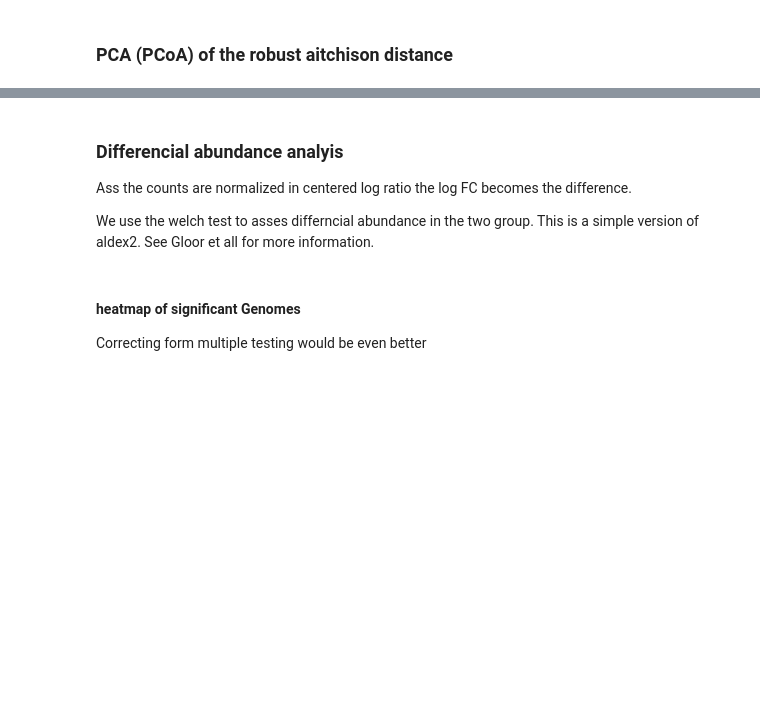
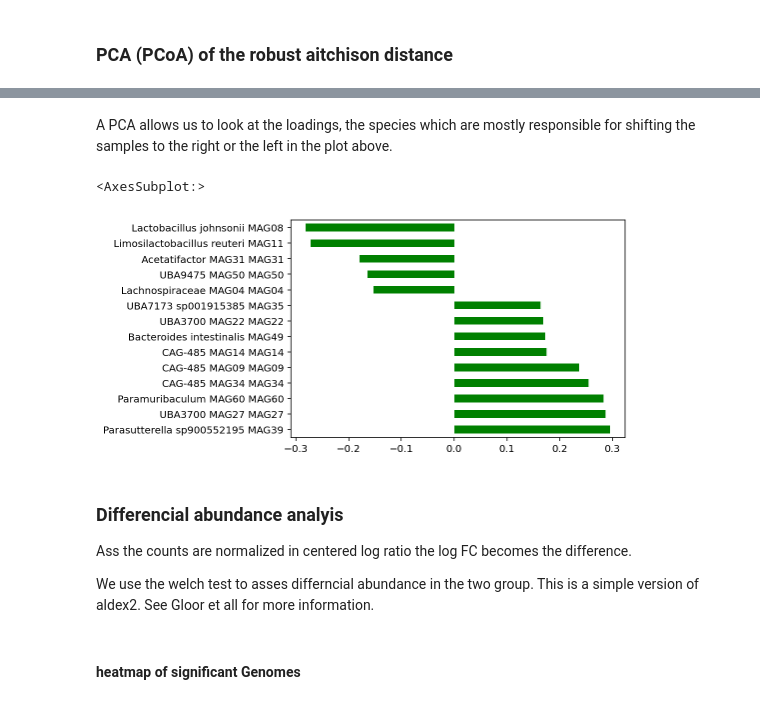
Before and after one commit to metagenome-atlas/Tutorial, a Jupyter notebook: Python/Differential_abundance.ipynb, the cells around one changed output, grey strips where cells are left out. Saved outputs shown, nothing was run; the diff lists cells and outputs as text; code cells hidden in the pictures; blank space fills up the shorter version.

Commit message:
Update Differential_abundance, remove text, add p value correction

```diff
--- a/Python/Differential_abundance.ipynb
+++ b/Python/Differential_abundance.ipynb
@@ -106,3 +124,13 @@ sns.scatterplot(x='PC 1',y='PC 2',data=pca_data,hue=metadata.Diet)
+# %% [markdown]
+A PCA allows us to look at the loadings, the species which are mostly responsible for shifting the samples to the right or the left in the plot above.
+# %%
+Loadings_PC1= pd.Series(pca.components_[0], index= Labels.loc[data.columns]+ ' '+data.columns).sort_values(ascending=False)
+
+top_loadings = Loadings_PC1.loc[Loadings_PC1.abs()>0.15]
+top_loadings.plot.barh()
+# %% [output]
+<AxesSubplot:>
+[figure, added]
 # %% [markdown]
 ### Differencial abundance analyis
 
@@ -133,8 +164,6 @@ Stats['logP']= -np.log10(Stats.Pvalue)
 Stats['Name']= Labels
 # %% [markdown]
 #### heatmap of significant Genomes
-
-Correcting form multiple testing would be even better
 # %%
 data.columns.name='Genome'
 group_color=metadata.Diet.map({'HF':'orange','chow':'green'})
```
Also changed, not shown: parts of 13 cells of this notebook, 2 other files.
